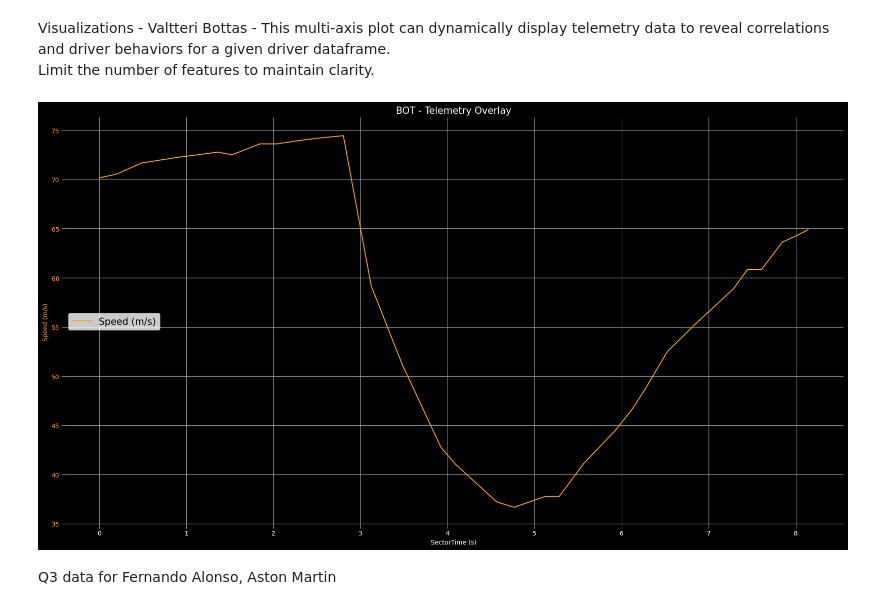
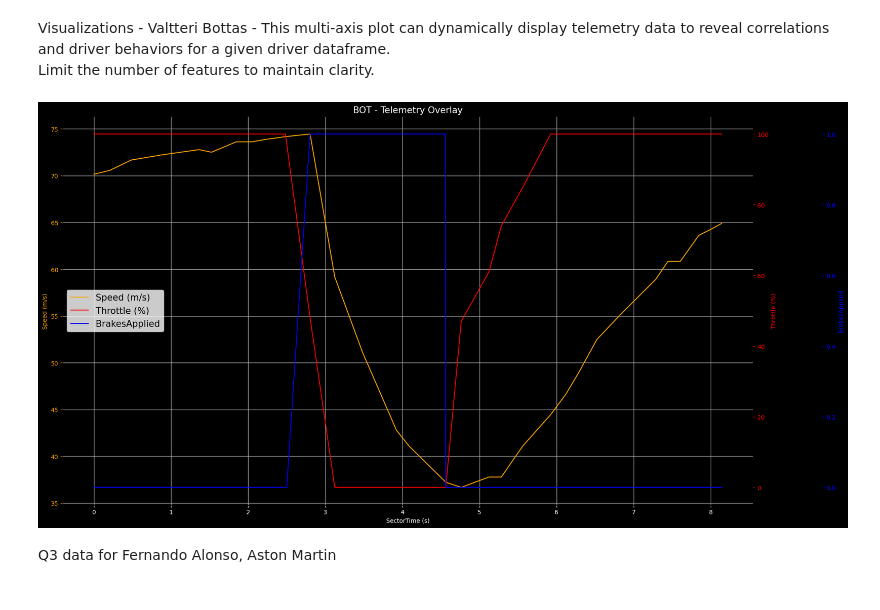
Before and after one commit to PESIII23/f1-driving-style-analytics-tool, a Jupyter notebook: notebooks/01_single_driver_eda.ipynb, the cells around one changed output. Saved outputs shown, nothing was run; the diff lists cells and outputs as text; code cells hidden in the pictures.

```diff
--- a/notebooks/01_single_driver_eda.ipynb
+++ b/notebooks/01_single_driver_eda.ipynb
@@ -531,10 +363,10 @@ Visualizations - Valtteri Bottas - This multi-axis plot can dynamically display
 Limit the number of features to maintain clarity.
 # %%
 plots.plot_single_driver_telemetry(bottas_corner_telemetry, bottas, time_col='SectorTime (s)', telemetry_cols=[
-    speed
+    speed, throttle, brakes
 ])
 # %% [output]
-[figure, old version]
+[figure, new version]
 # %% [markdown]
 Q3 data for Fernando Alonso, Aston Martin
 # %%
```
Also changed, not shown: parts of 17 cells of this notebook, 2 other files.
